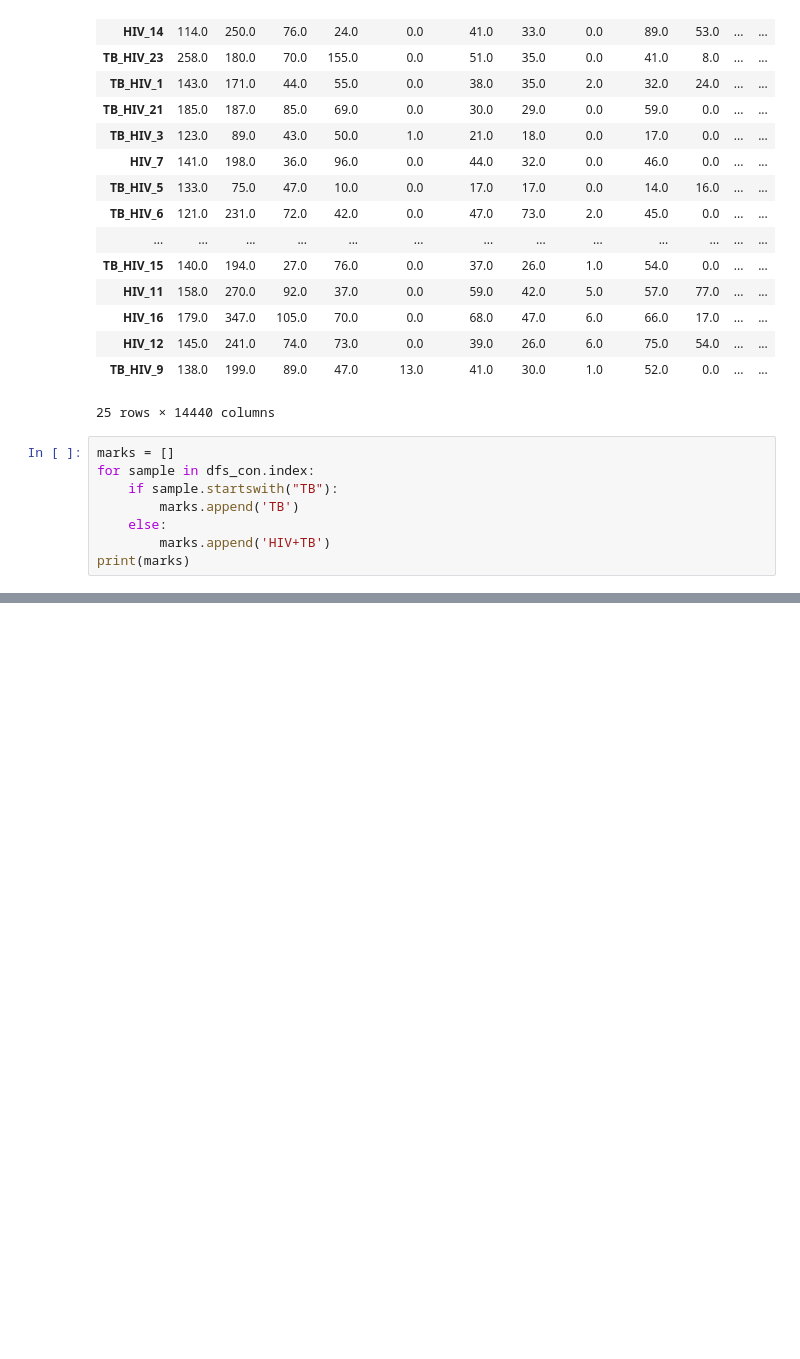
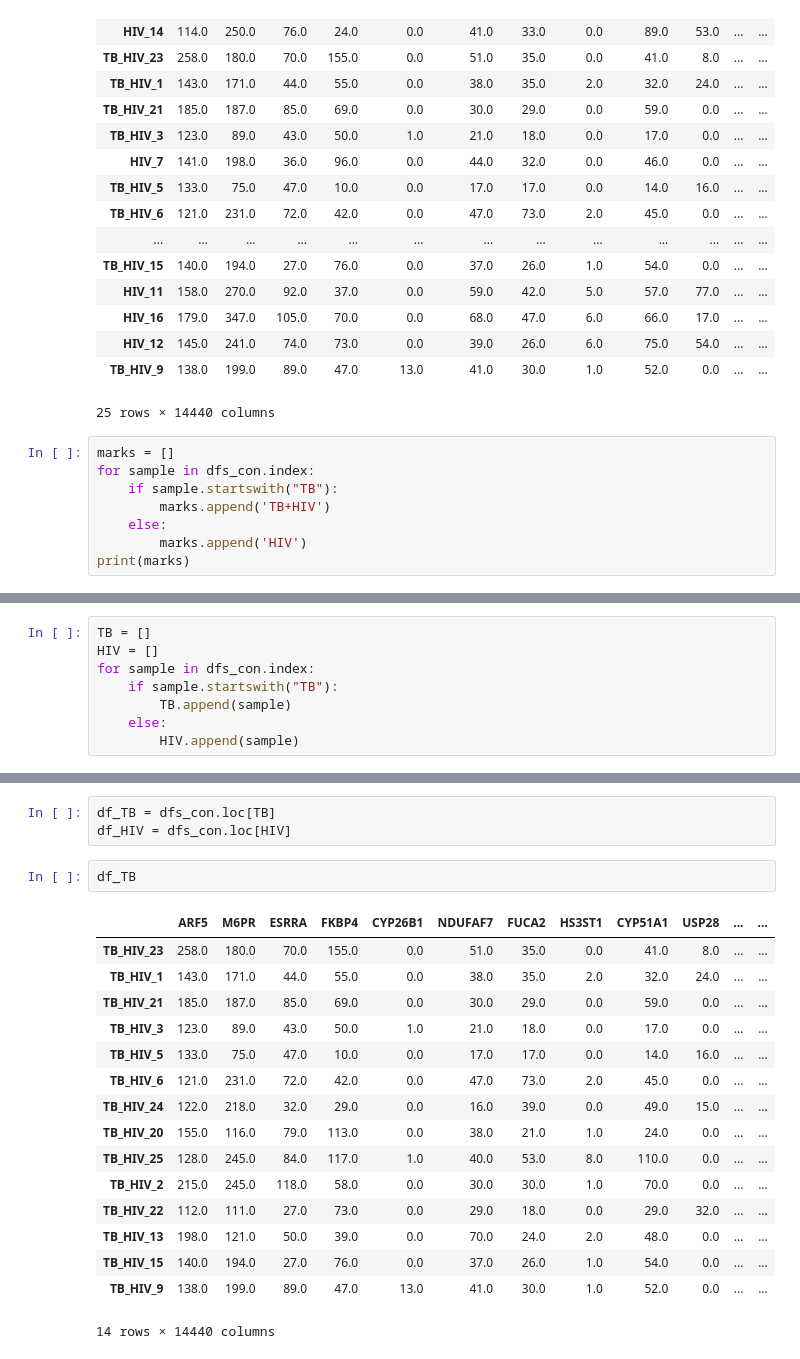
Before and after one commit to Supermilk-Niuru/Python_Learning, a Jupyter notebook: Homework1_Classifier/Homework1.ipynb, the cells around one changed output, grey strips where cells are left out. Cells and saved outputs as stored; diff of their text form; blank space fills up the shorter version.

```diff
--- a/Homework1_Classifier/Homework1.ipynb
+++ b/Homework1_Classifier/Homework1.ipynb
@@ -93,8 +94,8 @@ dfs_con
 marks = []
 for sample in dfs_con.index:
     if sample.startswith("TB"):
-        marks.append('TB')
+        marks.append('TB+HIV')
     else:
-        marks.append('HIV+TB')
+        marks.append('HIV')
 print(marks)
 # %% [output]
@@ -101,0 +109,8 @@ print(marks)
+# %%
+TB = []
+HIV = []
+for sample in dfs_con.index:
+    if sample.startswith("TB"):
+        TB.append(sample)
+    else:
+        HIV.append(sample)
@@ -101,0 +148,22 @@ print(marks)
+# %%
+df_TB = dfs_con.loc[TB]
+df_HIV = dfs_con.loc[HIV]
+# %%
+df_TB
+# %% [output]
+|  | ARF5 | M6PR | ESRRA | FKBP4 | CYP26B1 | NDUFAF7 | FUCA2 | HS3ST1 | CYP51A1 | USP28 | ... | ... |
+| TB_HIV_23 | 258.0 | 180.0 | 70.0 | 155.0 | 0.0 | 51.0 | 35.0 | 0.0 | 41.0 | 8.0 | ... | ... |
+| TB_HIV_1 | 143.0 | 171.0 | 44.0 | 55.0 | 0.0 | 38.0 | 35.0 | 2.0 | 32.0 | 24.0 | ... | ... |
+| TB_HIV_21 | 185.0 | 187.0 | 85.0 | 69.0 | 0.0 | 30.0 | 29.0 | 0.0 | 59.0 | 0.0 | ... | ... |
+| TB_HIV_3 | 123.0 | 89.0 | 43.0 | 50.0 | 1.0 | 21.0 | 18.0 | 0.0 | 17.0 | 0.0 | ... | ... |
+| TB_HIV_5 | 133.0 | 75.0 | 47.0 | 10.0 | 0.0 | 17.0 | 17.0 | 0.0 | 14.0 | 16.0 | ... | ... |
+| TB_HIV_6 | 121.0 | 231.0 | 72.0 | 42.0 | 0.0 | 47.0 | 73.0 | 2.0 | 45.0 | 0.0 | ... | ... |
+| TB_HIV_24 | 122.0 | 218.0 | 32.0 | 29.0 | 0.0 | 16.0 | 39.0 | 0.0 | 49.0 | 15.0 | ... | ... |
+| TB_HIV_20 | 155.0 | 116.0 | 79.0 | 113.0 | 0.0 | 38.0 | 21.0 | 1.0 | 24.0 | 0.0 | ... | ... |
+| TB_HIV_25 | 128.0 | 245.0 | 84.0 | 117.0 | 1.0 | 40.0 | 53.0 | 8.0 | 110.0 | 0.0 | ... | ... |
+| TB_HIV_2 | 215.0 | 245.0 | 118.0 | 58.0 | 0.0 | 30.0 | 30.0 | 1.0 | 70.0 | 0.0 | ... | ... |
+| TB_HIV_22 | 112.0 | 111.0 | 27.0 | 73.0 | 0.0 | 29.0 | 18.0 | 0.0 | 29.0 | 32.0 | ... | ... |
+| TB_HIV_13 | 198.0 | 121.0 | 50.0 | 39.0 | 0.0 | 70.0 | 24.0 | 2.0 | 48.0 | 0.0 | ... | ... |
+| TB_HIV_15 | 140.0 | 194.0 | 27.0 | 76.0 | 0.0 | 37.0 | 26.0 | 1.0 | 54.0 | 0.0 | ... | ... |
+| TB_HIV_9 | 138.0 | 199.0 | 89.0 | 47.0 | 13.0 | 41.0 | 30.0 | 1.0 | 52.0 | 0.0 | ... | ... |
+14 rows × 14440 columns
```
Also changed, not shown: parts of 12 cells of this notebook.
